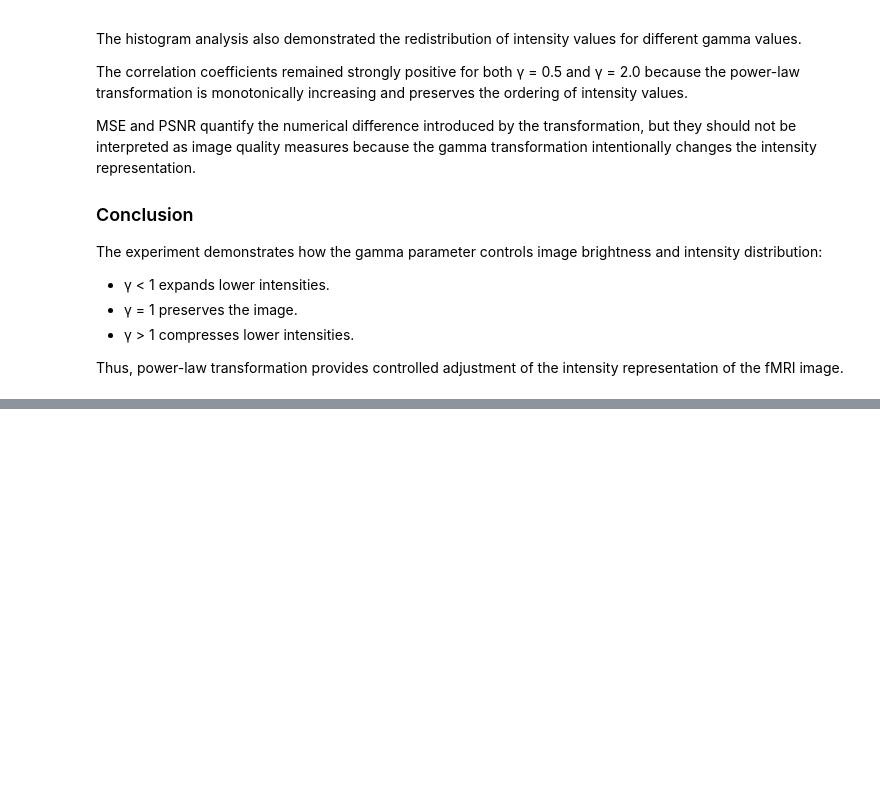
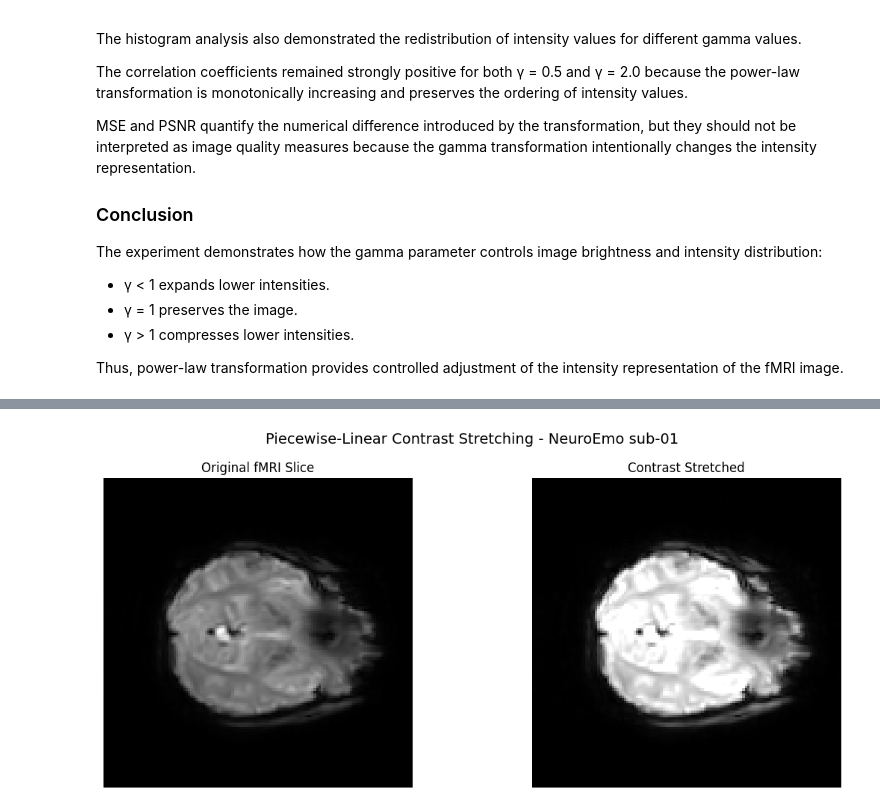
Before and after one commit to SharveshC/DIP_Capstone, a Jupyter notebook: notebook/samp.ipynb, the cells around one changed output, grey strips where cells are left out. Saved outputs shown, nothing was run; the diff lists cells and outputs as text; code cells hidden in the pictures; blank space fills up the shorter version.

Commit message:
fix(core): Intensity Transformation (Contrast Stretching)

```diff
--- a/notebook/samp.ipynb
+++ b/notebook/samp.ipynb
@@ -1900,0 +1988,16 @@ of the intensity representation of the fMRI image.
+# %%
+# ============================================================
+# CONTRAST STRETCHING
+# Step 2: Determine Control Points
+# ============================================================
+
+# Calculate lower and upper intensity control points
+r1 = np.percentile(original_slice, 5)
+r2 = np.percentile(original_slice, 95)
+
+print("Contrast Stretching Control Points")
+print("----------------------------------")
+print("Minimum intensity :", original_slice.min())
+print("5th percentile    :", r1)
+print("95th percentile   :", r2)
+print("Maximum intensity :", original_slice.max())
@@ -1900,0 +2101,52 @@ of the intensity representation of the fMRI image.
+# %%
+# ============================================================
+# CONTRAST STRETCHING
+# Step 4: Visual Comparison
+# ============================================================
+
+# Use the full output range because contrast stretching itself
+# changes the intensity range.
+vmin = original_slice.min()
+vmax = original_slice.max()
+
+plt.figure(figsize=(12, 5))
+
+# Original
+plt.subplot(1, 2, 1)
+
+plt.imshow(
+    original_slice,
+    cmap="gray",
+    origin="lower",
+    vmin=vmin,
+    vmax=vmax
+)
+
+plt.title("Original fMRI Slice")
+plt.axis("off")
+
+
+# Contrast stretched
+plt.subplot(1, 2, 2)
+
+plt.imshow(
+    contrast_stretched,
+    cmap="gray",
+    origin="lower",
+    vmin=vmin,
+    vmax=vmax
+)
+
+plt.title("Contrast Stretched")
+plt.axis("off")
+
+
+plt.suptitle(
+    "Piecewise-Linear Contrast Stretching - NeuroEmo sub-01",
+    fontsize=14
+)
+
+plt.tight_layout()
+plt.show()
+# %% [output]
+[figure, added]
```
Also changed, not shown: parts of 12 cells of this notebook.
